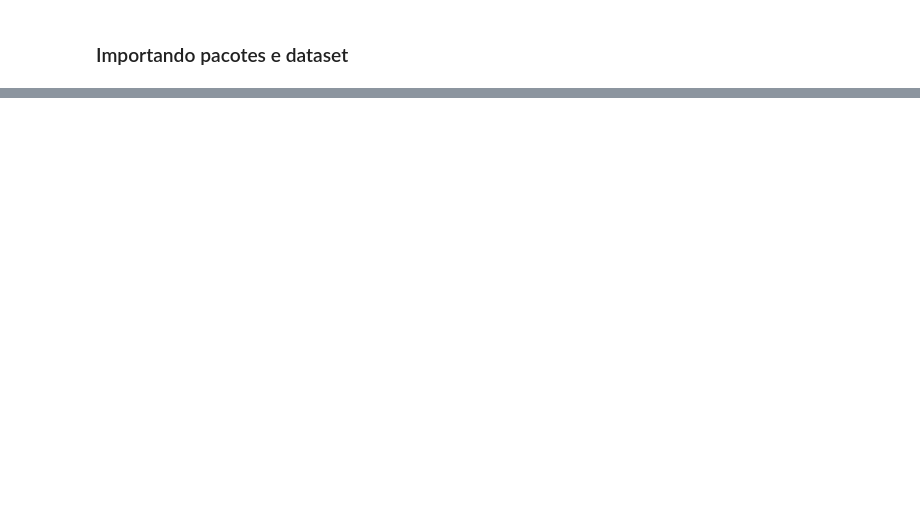
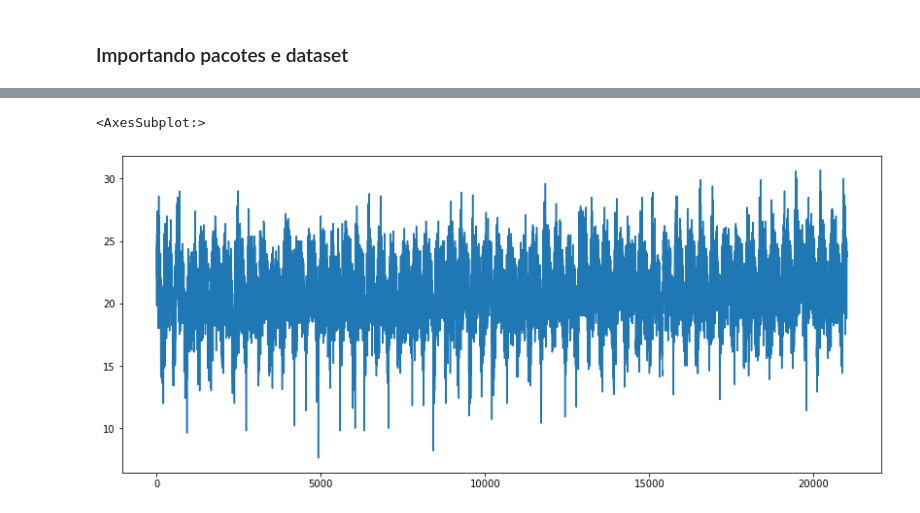
Before and after one commit to deeplearningunb/Rain-forecast, a Jupyter notebook: rain_forecast.ipynb, the cells around one changed output, grey strips where cells are left out. Saved outputs shown, nothing was run; the diff lists cells and outputs as text; code cells hidden in the pictures; blank space fills up the shorter version.

```diff
--- a/rain_forecast.ipynb
+++ b/rain_forecast.ipynb
@@ -53,0 +62,5 @@ df.info()
+# %%
+df = df.drop(columns=['Unnamed: 0', 'Estacao', 'Unnamed: 19', 'Velocidade do Vento Media',
+                      'Umidade Relativa Media', 'Temp Comp Media', 'Evaporacao Piche', 'Insolacao',
+                      'TempMaxima'], axis=1)
+df.info()
@@ -54,4 +87,4 @@ df.info()
 # %%
-# df = df2
-df['TempMaxima'].value_counts()
+
+df = df[df['Precipitacao'].notna()]
 df.head()
@@ -58,5 +97,0 @@ df.head()
-# %%
-# df = df.loc[:, df.columns != 'Data']
-# print(df.head())
-df = df.fillna(df.mean(axis=0, skipna=True))
-#df['Precipitacao'].value_counts()
@@ -64,0 +98,3 @@ df.head()
+# %%
+df = df.reset_index(drop=True)
+df.info()
@@ -65,3 +121,6 @@ df.head()
 # %%
 plt.figure(figsize=(14,6))
-df['TempMaxima'].plot()
+df['TempBulboSeco'].plot()
+# %% [output]
+<AxesSubplot:>
+[figure, added]
```
Also changed, not shown: parts of 7 cells of this notebook.
